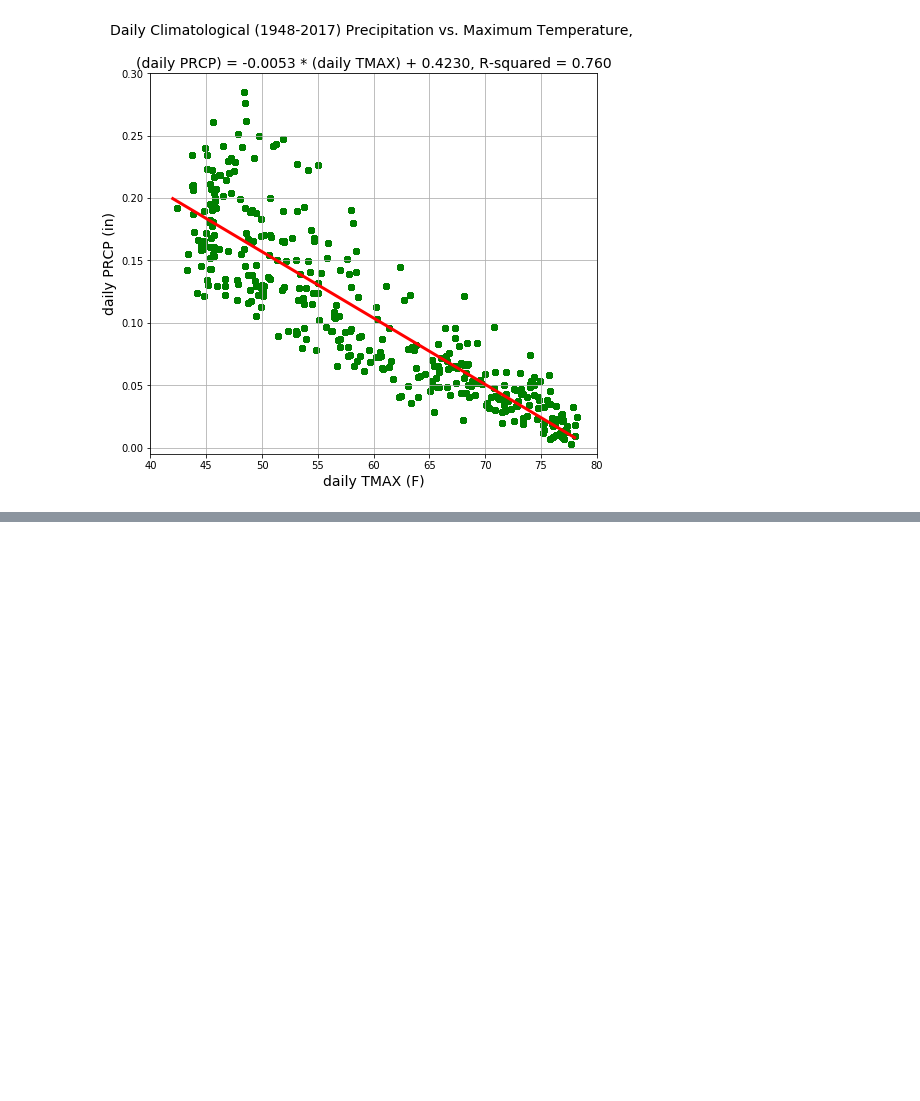
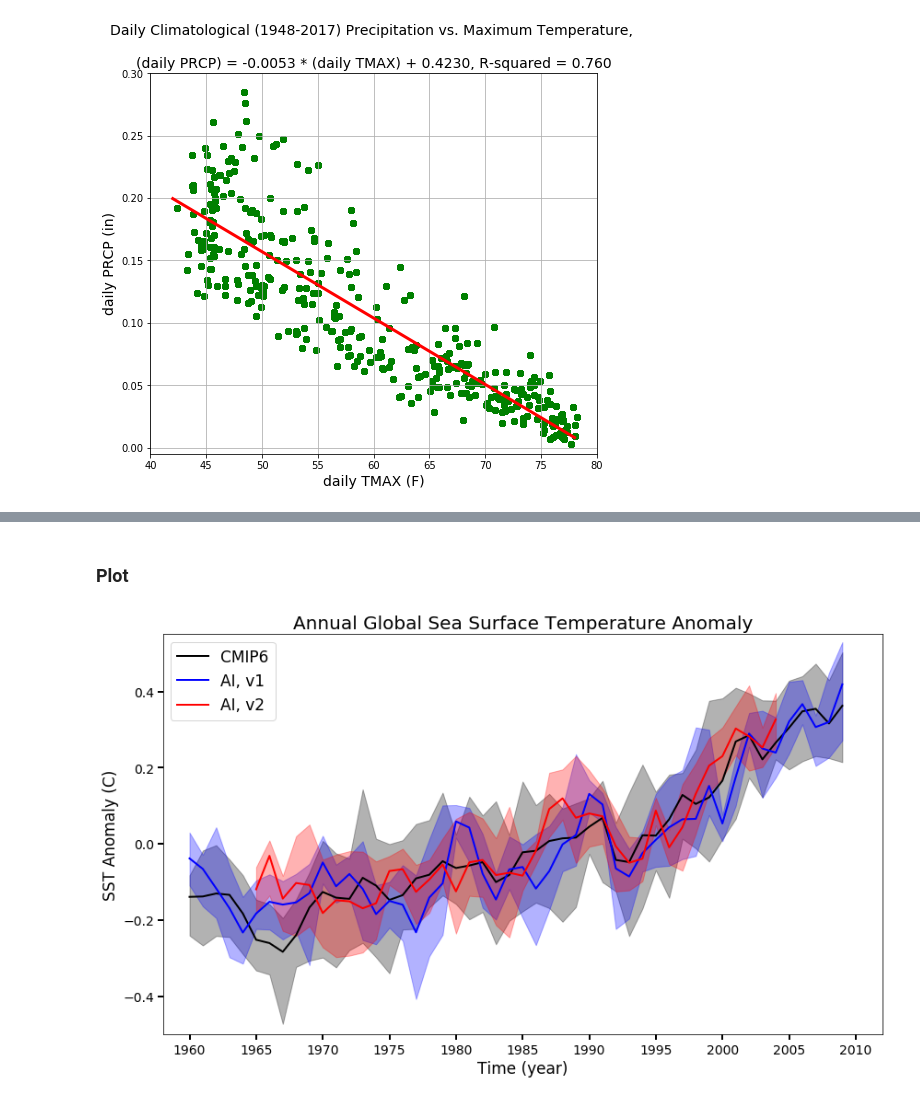
Before and after one commit to e-erfani/Visualization, a Jupyter notebook: Visualization.ipynb, the cells around one changed output, grey strips where cells are left out. Drawn from its saved outputs; the diff is of its cells as text; code cells hidden in the pictures; blank space fills up the shorter version.

```diff
--- a/Visualization.ipynb
+++ b/Visualization.ipynb
@@ -140,0 +153,54 @@ plt.show()
+# %%
+# importing libraries
+import matplotlib.pyplot as plt
+from matplotlib.ticker import MultipleLocator
+import numpy as np
+import scipy.io
+import h5py
+
+# reading data
+sst_glb_CMIP6_ann_anom          = scipy.io.loadmat('sst_glb_CMIP6_ann_anom.mat')['sst_glb_CMIP6_ann_anom']
+sst_glb_AI_C_1960_2009_ann_anom = scipy.io.loadmat('sst_glb_AI_C_1960_2009_ann_anom.mat')['sst_glb_AI_C_1960_2009_ann_anom']
+sst_glb_AI_C_1965_2004_ann_anom = scipy.io.loadmat('sst_glb_AI_C_1965_2004_ann_anom.mat')['sst_glb_AI_C_1965_2004_ann_anom']
+
+# defining time variable
+Time_ann  = np.arange(1960,2010)
+Time_ann2 = np.arange(1965,2005)
+# %% [markdown]
+### Plot
+# %%
+fig, ax = plt.subplots(figsize=(14,8))
+
+# plotting filled areas for ensemble range
+ax.fill_between(Time_ann,np.amin(sst_glb_CMIP6_ann_anom, 1),
+                np.amax(sst_glb_CMIP6_ann_anom, 1), color='k', alpha=0.3)
+ax.fill_between(Time_ann,np.amin(sst_glb_AI_C_1960_2009_ann_anom, 1),
+                np.amax(sst_glb_AI_C_1960_2009_ann_anom, 1), color='b', alpha=0.3)
+ax.fill_between(Time_ann2,np.amin(sst_glb_AI_C_1965_2004_ann_anom, 1),
+                np.amax(sst_glb_AI_C_1965_2004_ann_anom, 1), color='r', alpha=0.3)
+
+# plotting lines for ensemble means
+l3 = plt.plot(Time_ann, np.mean(sst_glb_CMIP6_ann_anom, 1), 'k',linewidth = 2,label='CMIP6')
+
+l1 = plt.plot(Time_ann, np.mean(sst_glb_AI_C_1960_2009_ann_anom, 1), 'b',
+              linewidth = 2,label='AI, v1')
+
+l2 = plt.plot(Time_ann2, np.mean(sst_glb_AI_C_1965_2004_ann_anom, 1), 'r',
+              linewidth = 2,label='AI, v2')
+
+# axes labels, axes limits, axes ticks, title, legend, ...
+plt.xlabel('Time (year)', fontsize = '17')
+plt.ylabel('SST Anomaly (C)', fontsize = '17')
+plt.title('Annual Global Sea Surface Temperature Anomaly', fontsize = '20')
+plt.xticks(fontsize = '14')
+plt.yticks(fontsize = '14')
+plt.ylim([-0.5, 0.55])
+plt.xlim([1958, 2012])
+plt.legend(fontsize = 17)#, loc="upper left")
+ax.xaxis.set_major_locator(MultipleLocator(5))
+plt.grid(False)
+plt.tick_params(which='major',color = 'k', width=2, length = 6)
+
+plt.show()
+# %% [output]
+[figure, added]
```
Also changed, not shown: parts of 8 cells of this notebook.
